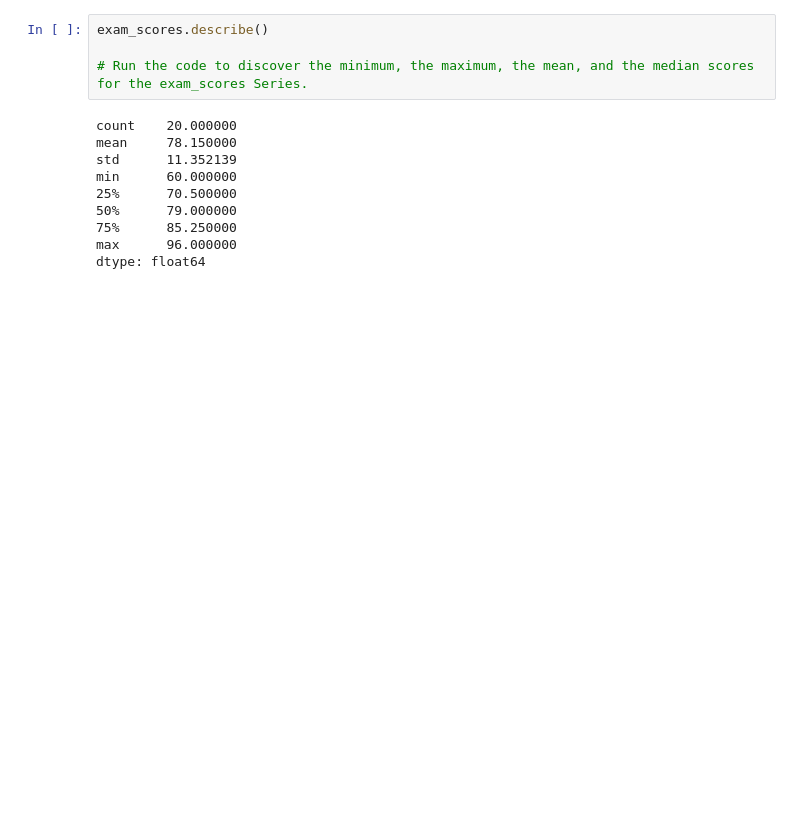
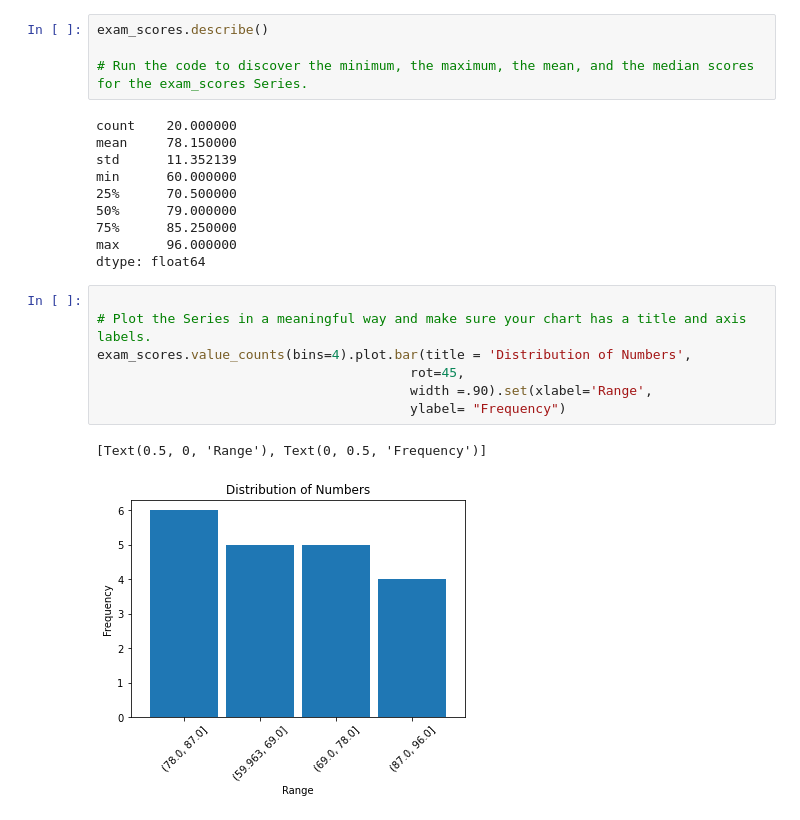
Before and after one commit to Laz-Lopez/numpy-pandas-visualization-exercises, a Jupyter notebook: pandas_series.ipynb, the cells around one changed output. Saved outputs shown, nothing was run; the diff lists cells and outputs as text; blank space fills up the shorter version.

```diff
--- a/pandas_series.ipynb
+++ b/pandas_series.ipynb
@@ -950,4 +950,14 @@ min      60.000000
 75%      85.250000
 max      96.000000
 dtype: float64
+# %%
+
+# Plot the Series in a meaningful way and make sure your chart has a title and axis labels.
+exam_scores.value_counts(bins=4).plot.bar(title = 'Distribution of Numbers',
+                                        rot=45,
+                                        width =.90).set(xlabel='Range',
+                                        ylabel= "Frequency")
+# %% [output]
+[Text(0.5, 0, 'Range'), Text(0, 0.5, 'Frequency')]
+[figure, added]
 # %%
```
Also changed, not shown: parts of 4 cells of this notebook.
